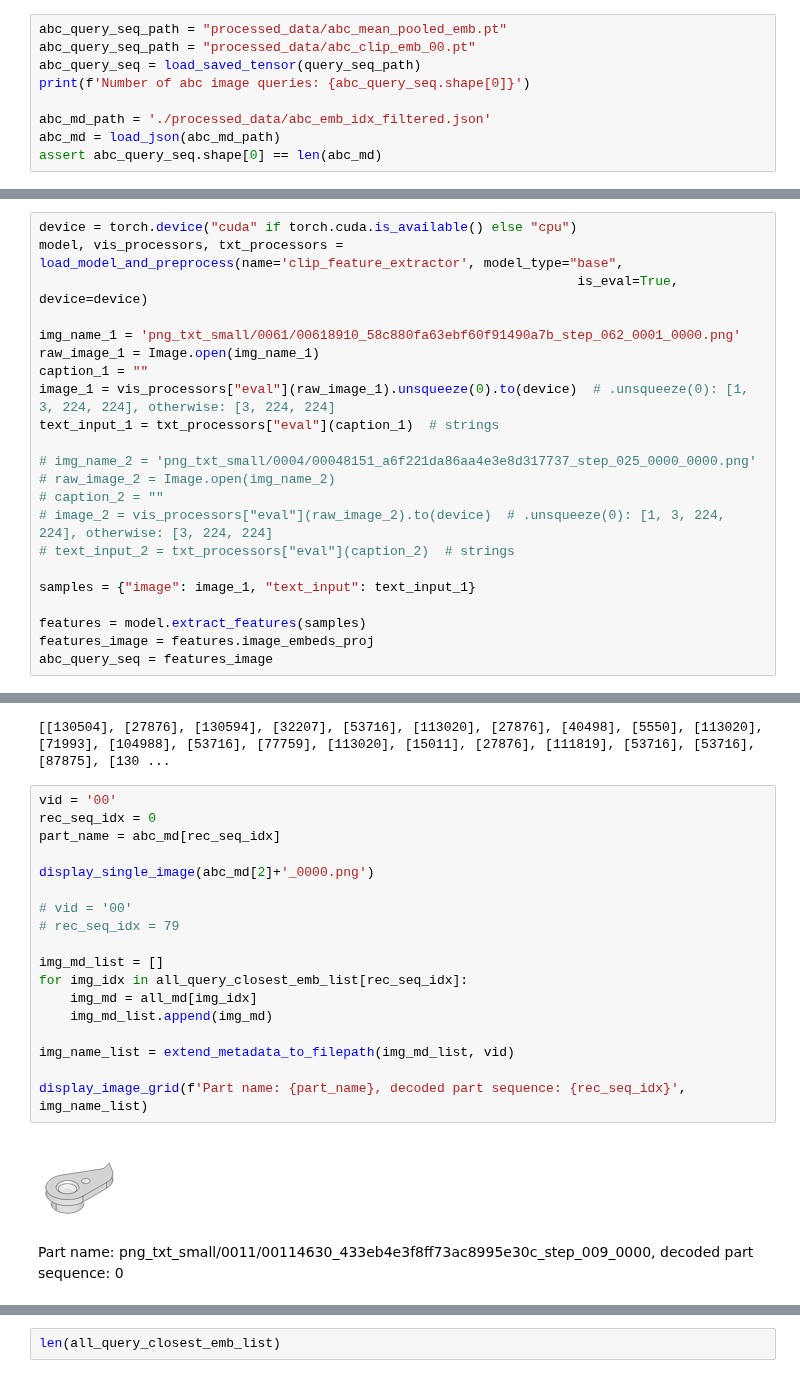
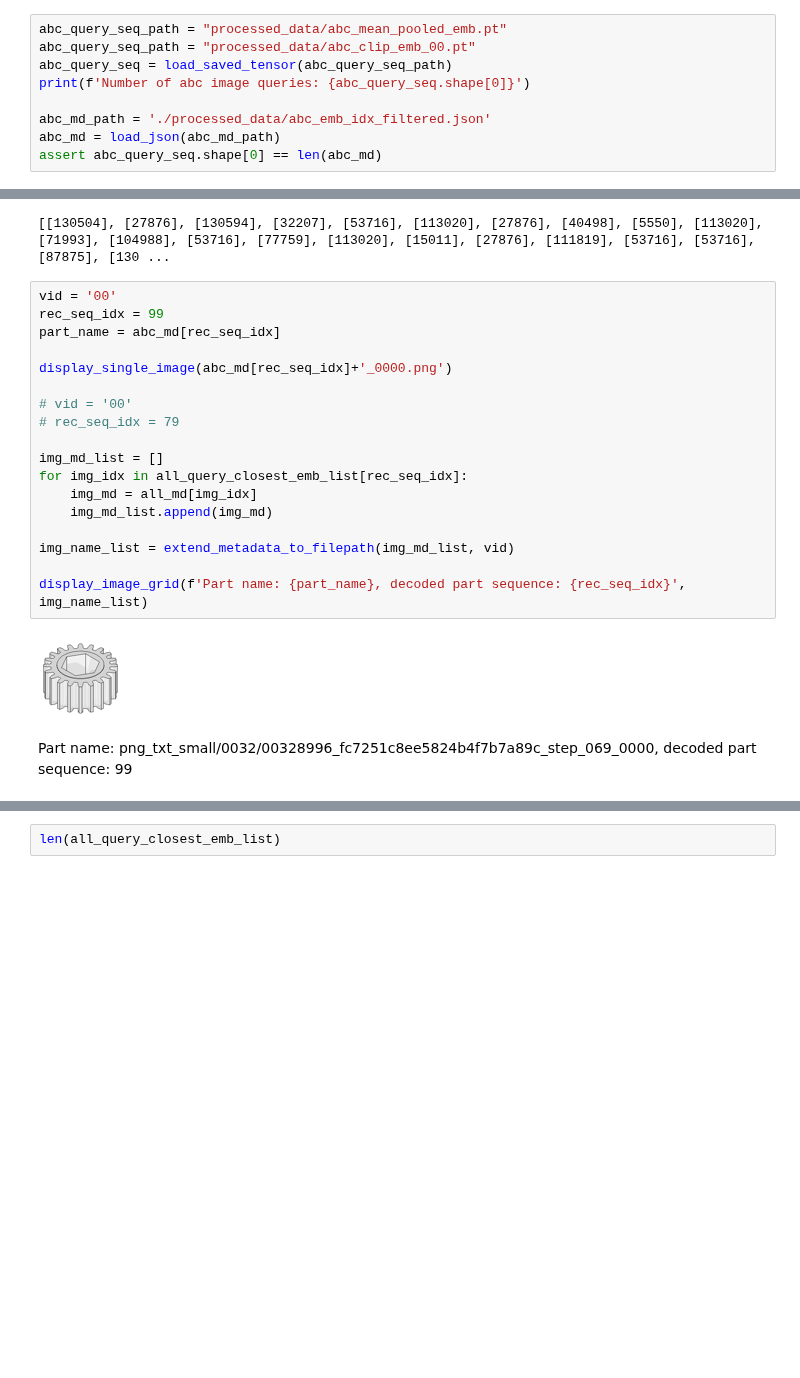
Before and after one commit to gymbeijing/mechanism-identification-public, a Jupyter notebook: search_parts.ipynb, the cells around one changed output, grey strips where cells are left out. Saved outputs shown, nothing was run; the diff lists cells and outputs as text; blank space fills up the shorter version.

```diff
--- a/search_parts.ipynb
+++ b/search_parts.ipynb
@@ -90,7 +90,7 @@ Number of clip text queries: 26
 # %%
 abc_query_seq_path = "processed_data/abc_mean_pooled_emb.pt"
 abc_query_seq_path = "processed_data/abc_clip_emb_00.pt"
-abc_query_seq = load_saved_tensor(query_seq_path)
+abc_query_seq = load_saved_tensor(abc_query_seq_path)
 print(f'Number of abc image queries: {abc_query_seq.shape[0]}')
 
 abc_md_path = './processed_data/abc_emb_idx_filtered.json'
@@ -107,22 +100,0 @@ abc_md[2]
-# %%
-device = torch.device("cuda" if torch.cuda.is_available() else "cpu")
-model, vis_processors, txt_processors = load_model_and_preprocess(name='clip_feature_extractor', model_type="base",
-                                                                     is_eval=True, device=device)
-
-img_name_1 = 'png_txt_small/0061/00618910_58c880fa63ebf60f91490a7b_step_062_0001_0000.png'
-raw_image_1 = Image.open(img_name_1)
-caption_1 = ""
-image_1 = vis_processors["eval"](raw_image_1).unsqueeze(0).to(device)  # .unsqueeze(0): [1, 3, 224, 224], otherwise: [3, 224, 224]
-text_input_1 = txt_processors["eval"](caption_1)  # strings
-
-# img_name_2 = 'png_txt_small/0004/00048151_a6f221da86aa4e3e8d317737_step_025_0000_0000.png'
-# raw_image_2 = Image.open(img_name_2)
-# caption_2 = ""
-# image_2 = vis_processors["eval"](raw_image_2).to(device)  # .unsqueeze(0): [1, 3, 224, 224], otherwise: [3, 224, 224]
-# text_input_2 = txt_processors["eval"](caption_2)  # strings
-
-samples = {"image": image_1, "text_input": text_input_1}
-
-features = model.extract_features(samples)
-features_image = features.image_embeds_proj
-abc_query_seq = features_image
@@ -827,22 +916,22 @@ print(all_query_closest_emb_list)
 [[130504], [27876], [130594], [32207], [53716], [113020], [27876], [40498], [5550], [113020], [71993], [104988], [53716], [77759], [113020], [15011], [27876], [111819], [53716], [53716], [87875], [130 ...
 # %%
 vid = '00'
-rec_seq_idx = 0
+rec_seq_idx = 99
 part_name = abc_md[rec_seq_idx]
 
-display_single_image(abc_md[2]+'_0000.png')
+display_single_image(abc_md[rec_seq_idx]+'_0000.png')
 
 # vid = '00'
 # rec_seq_idx = 79
 
 img_md_list = []
 for img_idx in all_query_closest_emb_list[rec_seq_idx]:
     img_md = all_md[img_idx]
     img_md_list.append(img_md)
 
 img_name_list = extend_metadata_to_filepath(img_md_list, vid)
 
 display_image_grid(f'Part name: {part_name}, decoded part sequence: {rec_seq_idx}', img_name_list)
 # %% [output]
-[figure, old version]
+[figure, new version]
-Part name: png_txt_small/0011/00114630_433eb4e3f8ff73ac8995e30c_step_009_0000, decoded part sequence: 0
+Part name: png_txt_small/0032/00328996_fc7251c8ee5824b4f7b7a89c_step_069_0000, decoded part sequence: 99
```
Also changed, not shown: parts of 8 cells of this notebook, 3 other files.
